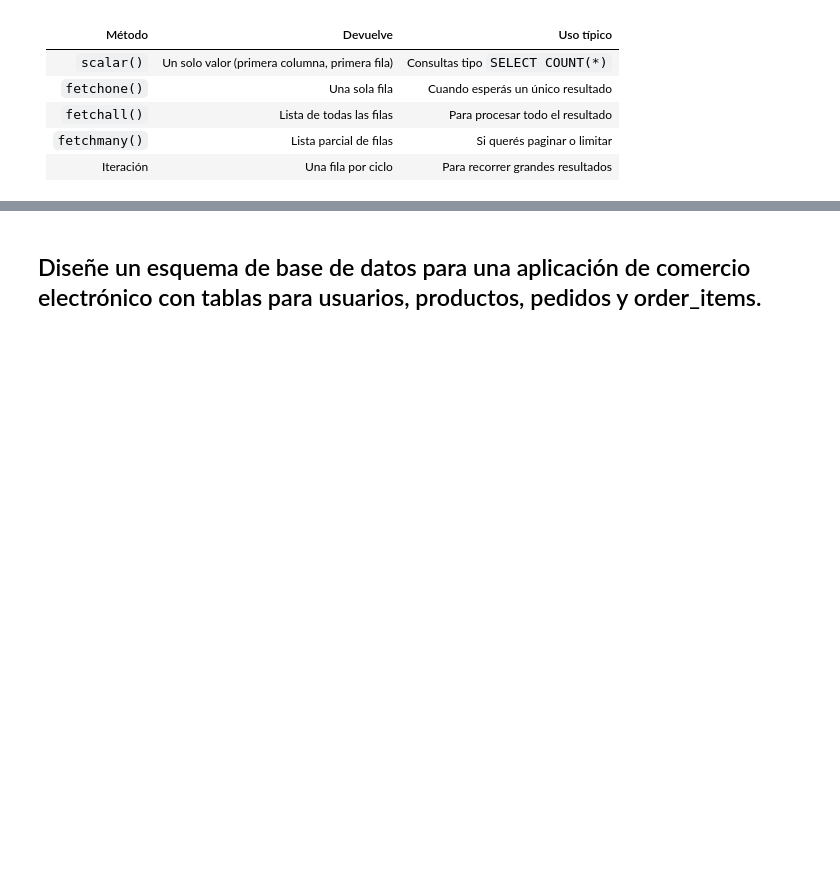
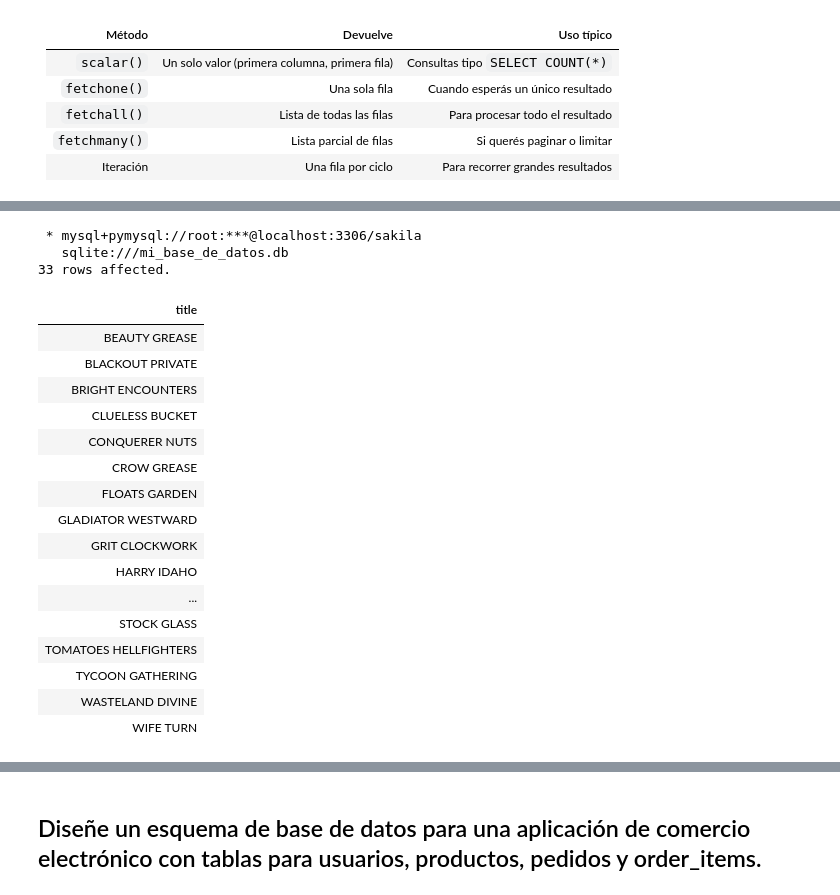
Before and after one commit to emipaz/curso_ia_generative_for_developers, a Jupyter notebook: Bases de Datos/Base_de_datos.ipynb, the cells around one changed output, grey strips where cells are left out. Saved outputs shown, nothing was run; the diff lists cells and outputs as text; code cells hidden in the pictures; blank space fills up the shorter version.

```diff
--- a/Bases de Datos/Base_de_datos.ipynb
+++ b/Bases de Datos/Base_de_datos.ipynb
@@ -154,7 +163,7 @@ Recordá que cada conexión nueva crea una base distinta, así que si vas a usar
 from sqlalchemy import create_engine, text
 # %%
 # Crear conexión a una base de datos SQLite en memoria ram
-engine = create_engine("sqlite:///:memory:", echo=True)
+engine = create_engine("sqlite:///:memory:", echo=False)
 
 # Crear tabla e insertar múltiples filas
 with engine.connect() as conn:
@@ -187,0 +309,7 @@ with engine.connect() as conn:
+# %%
+tables = %sql SHOW TABLES;
+squema = ""
+for table in tables:
+    result = %sql SHOW CREATE TABLE {table[0]}
+    squema += result[0][1]  # el SQL está en la segunda columna
+    squema += "\n" + "-"*80 + "\n"
@@ -189,0 +361,20 @@ with engine.connect() as conn:
+# %%
+def consulta(pregunta, esq=squema):
+    prompt_sys = f"""
+eres un experto en consultas de sql, aca tenes la informacion de la base a trabajar
+{esq}
+Solo debes devolver la consulta sql sin agregar ningun comentario
+"""
+    response =  cliente.chat.completions.create(
+        model = "gpt-4o-mini",
+        messages = [{
+            "role": "system",
+            "content": prompt_sys},
+        {
+            "role": "user",
+            "content": f"Genera una query sql que reuelva lo siguiente : {pregunta}"
+        }
+        ])
+    return response.choices[0].message.content
+# %%
+sql = consulta("necesito los 10 actores el nombre apellido y pelicula de las 10 peliculas mas existosas, solo 20 registros ")
@@ -189,0 +467,29 @@ with engine.connect() as conn:
+# %%
+%%sql
+SELECT f.title
+FROM film f
+JOIN film_actor fa ON f.film_id = fa.film_id
+JOIN actor a ON fa.actor_id = a.actor_id
+WHERE a.first_name = 'Cameron' AND a.last_name = 'Zellweger'
+ORDER BY f.release_year DESC;
+# %% [output]
+ * mysql+pymysql://root:***@localhost:3306/sakila
+   sqlite:///mi_base_de_datos.db
+33 rows affected.
+| title |
+| BEAUTY GREASE |
+| BLACKOUT PRIVATE |
+| BRIGHT ENCOUNTERS |
+| CLUELESS BUCKET |
+| CONQUERER NUTS |
+| CROW GREASE |
+| FLOATS GARDEN |
+| GLADIATOR WESTWARD |
+| GRIT CLOCKWORK |
+| HARRY IDAHO |
+| ... |
+| STOCK GLASS |
+| TOMATOES HELLFIGHTERS |
+| TYCOON GATHERING |
+| WASTELAND DIVINE |
+| WIFE TURN |
```
Also changed, not shown: parts of 57 cells of this notebook, 3 other files.
